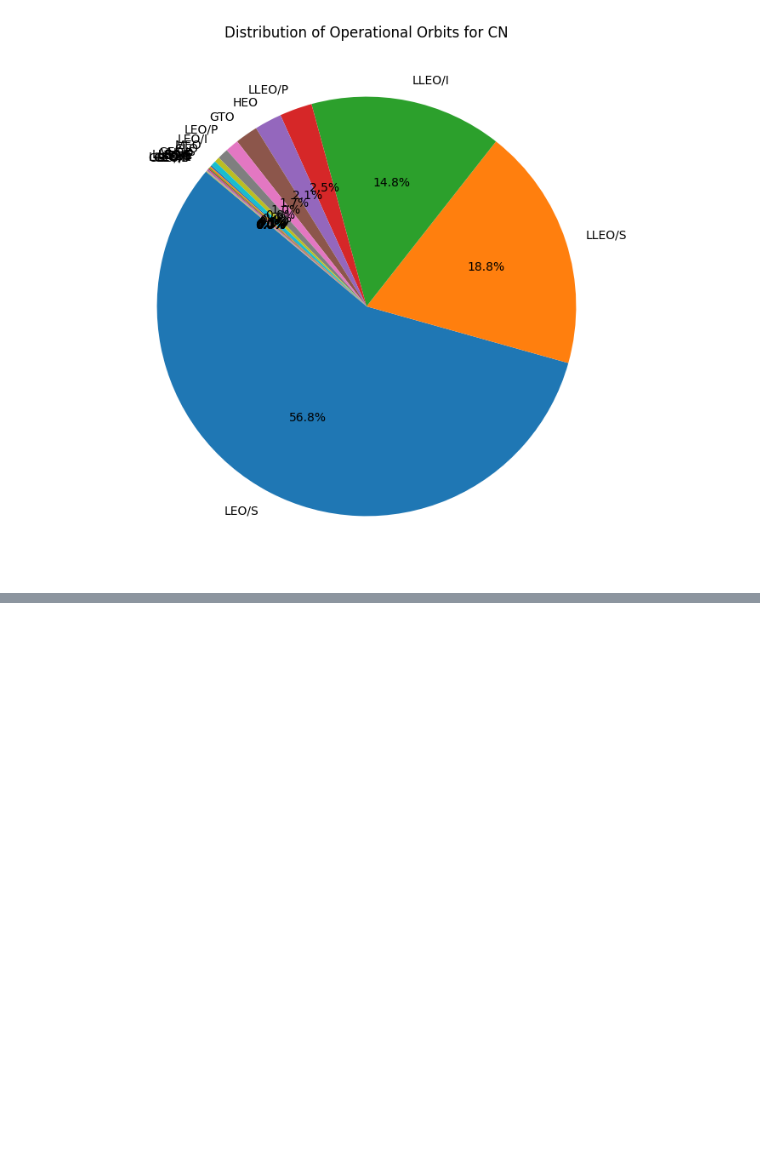
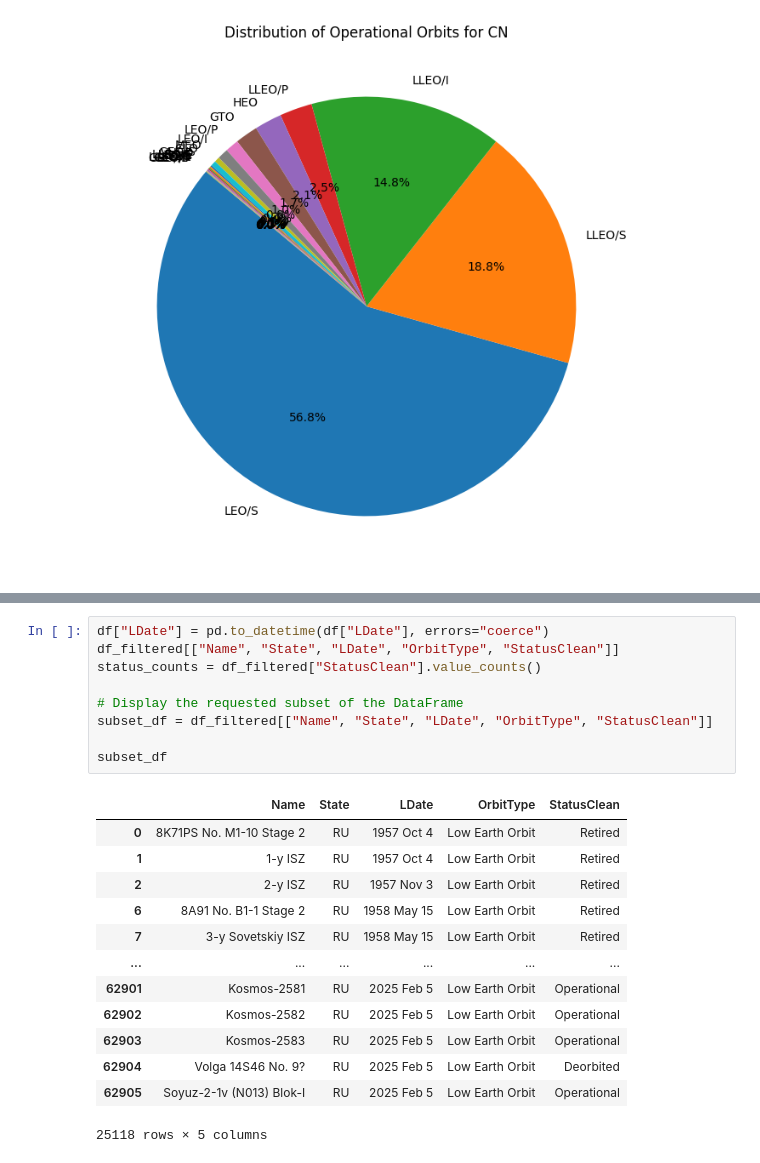
Before and after one commit to nourfahmy2003/Data-Science-project, a Jupyter notebook: ProjectFinale.ipynb, the cells around one changed output, grey strips where cells are left out. Saved outputs shown, nothing was run; the diff lists cells and outputs as text; blank space fills up the shorter version.

```diff
--- a/ProjectFinale.ipynb
+++ b/ProjectFinale.ipynb
@@ -242,0 +416,23 @@ plt.show()
+# %%
+df["LDate"] = pd.to_datetime(df["LDate"], errors="coerce")
+df_filtered[["Name", "State", "LDate", "OrbitType", "StatusClean"]]
+status_counts = df_filtered["StatusClean"].value_counts()
+
+# Display the requested subset of the DataFrame
+subset_df = df_filtered[["Name", "State", "LDate", "OrbitType", "StatusClean"]]
+
+subset_df
+# %% [output]
+|  | Name | State | LDate | OrbitType | StatusClean |
+| 0 | 8K71PS No. M1-10 Stage 2 | RU | 1957 Oct 4 | Low Earth Orbit | Retired |
+| 1 | 1-y ISZ | RU | 1957 Oct 4 | Low Earth Orbit | Retired |
+| 2 | 2-y ISZ | RU | 1957 Nov 3 | Low Earth Orbit | Retired |
+| 6 | 8A91 No. B1-1 Stage 2 | RU | 1958 May 15 | Low Earth Orbit | Retired |
+| 7 | 3-y Sovetskiy ISZ | RU | 1958 May 15 | Low Earth Orbit | Retired |
+| ... | ... | ... | ... | ... | ... |
+| 62901 | Kosmos-2581 | RU | 2025 Feb 5 | Low Earth Orbit | Operational |
+| 62902 | Kosmos-2582 | RU | 2025 Feb 5 | Low Earth Orbit | Operational |
+| 62903 | Kosmos-2583 | RU | 2025 Feb 5 | Low Earth Orbit | Operational |
+| 62904 | Volga 14S46 No. 9? | RU | 2025 Feb 5 | Low Earth Orbit | Deorbited |
+| 62905 | Soyuz-2-1v (N013) Blok-I | RU | 2025 Feb 5 | Low Earth Orbit | Operational |
+25118 rows × 5 columns
```
Also changed, not shown: parts of 11 cells of this notebook, 1 other file.
